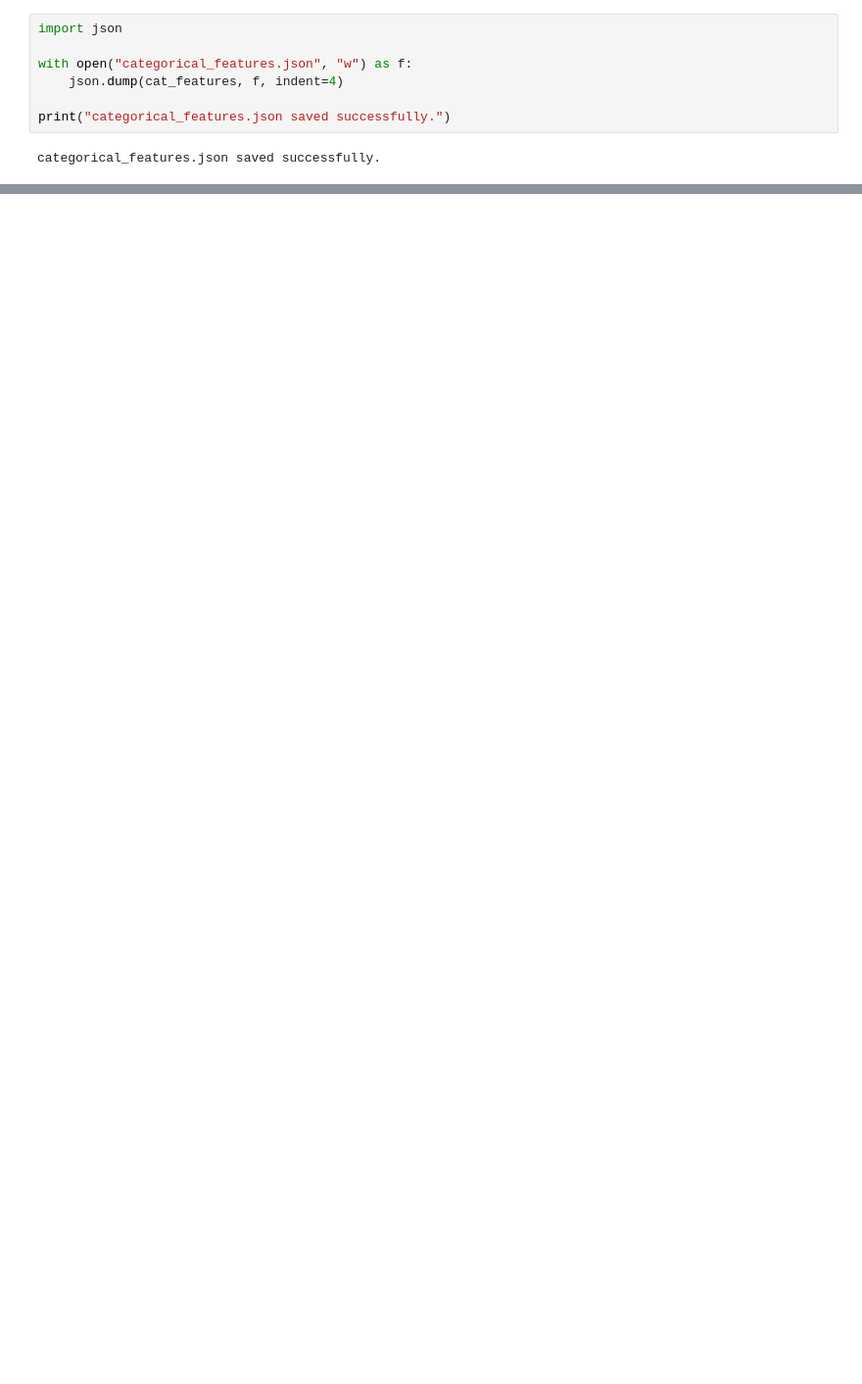
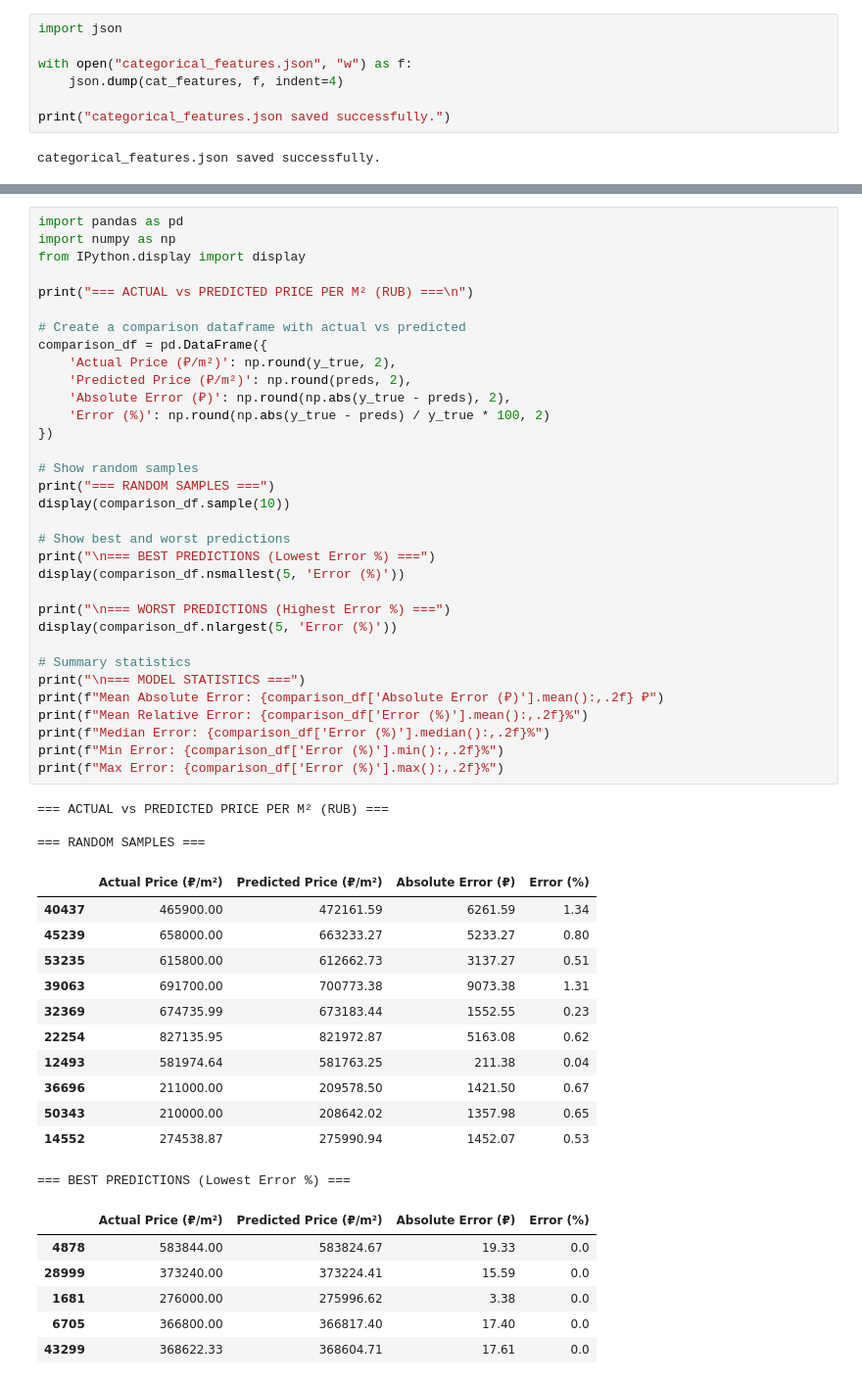
Before and after one commit to Dheerajvarma1/Predicting-Apartment-Prices-from-Layout-Characteristics, a Jupyter notebook: notebook/app.ipynb, the cells around one changed output, grey strips where cells are left out. Shown at 98% size. Saved outputs shown, nothing was run; the diff lists cells and outputs as text; blank space fills up the shorter version.

```diff
--- a/notebook/app.ipynb
+++ b/notebook/app.ipynb
@@ -453,0 +749,55 @@ categorical_features.json saved successfully.
+# %%
+import pandas as pd
+import numpy as np
+from IPython.display import display
+
+print("=== ACTUAL vs PREDICTED PRICE PER M² (RUB) ===\n")
+
+# Create a comparison dataframe with actual vs predicted
+comparison_df = pd.DataFrame({
+    'Actual Price (₽/m²)': np.round(y_true, 2),
+    'Predicted Price (₽/m²)': np.round(preds, 2),
+    'Absolute Error (₽)': np.round(np.abs(y_true - preds), 2),
+    'Error (%)': np.round(np.abs(y_true - preds) / y_true * 100, 2)
+})
+
+# Show random samples
+print("=== RANDOM SAMPLES ===")
+display(comparison_df.sample(10))
+
+# Show best and worst predictions
+print("\n=== BEST PREDICTIONS (Lowest Error %) ===")
+display(comparison_df.nsmallest(5, 'Error (%)'))
+
+print("\n=== WORST PREDICTIONS (Highest Error %) ===")
+display(comparison_df.nlargest(5, 'Error (%)'))
+
+# Summary statistics
+print("\n=== MODEL STATISTICS ===")
+print(f"Mean Absolute Error: {comparison_df['Absolute Error (₽)'].mean():,.2f} ₽")
+print(f"Mean Relative Error: {comparison_df['Error (%)'].mean():,.2f}%")
+print(f"Median Error: {comparison_df['Error (%)'].median():,.2f}%")
+print(f"Min Error: {comparison_df['Error (%)'].min():,.2f}%")
+print(f"Max Error: {comparison_df['Error (%)'].max():,.2f}%")
+# %% [output]
+=== ACTUAL vs PREDICTED PRICE PER M² (RUB) ===
+
+=== RANDOM SAMPLES ===
+|  | Actual Price (₽/m²) | Predicted Price (₽/m²) | Absolute Error (₽) | Error (%) |
+| 40437 | 465900.00 | 472161.59 | 6261.59 | 1.34 |
+| 45239 | 658000.00 | 663233.27 | 5233.27 | 0.80 |
+| 53235 | 615800.00 | 612662.73 | 3137.27 | 0.51 |
+| 39063 | 691700.00 | 700773.38 | 9073.38 | 1.31 |
+| 32369 | 674735.99 | 673183.44 | 1552.55 | 0.23 |
+| 22254 | 827135.95 | 821972.87 | 5163.08 | 0.62 |
+| 12493 | 581974.64 | 581763.25 | 211.38 | 0.04 |
+| 36696 | 211000.00 | 209578.50 | 1421.50 | 0.67 |
+| 50343 | 210000.00 | 208642.02 | 1357.98 | 0.65 |
+| 14552 | 274538.87 | 275990.94 | 1452.07 | 0.53 |
+=== BEST PREDICTIONS (Lowest Error %) ===
+|  | Actual Price (₽/m²) | Predicted Price (₽/m²) | Absolute Error (₽) | Error (%) |
+| 4878 | 583844.00 | 583824.67 | 19.33 | 0.0 |
+| 28999 | 373240.00 | 373224.41 | 15.59 | 0.0 |
+| 1681 | 276000.00 | 275996.62 | 3.38 | 0.0 |
+| 6705 | 366800.00 | 366817.40 | 17.40 | 0.0 |
+| 43299 | 368622.33 | 368604.71 | 17.61 | 0.0 |
```
Also changed, not shown: parts of 65 cells of this notebook, 10 other files.
